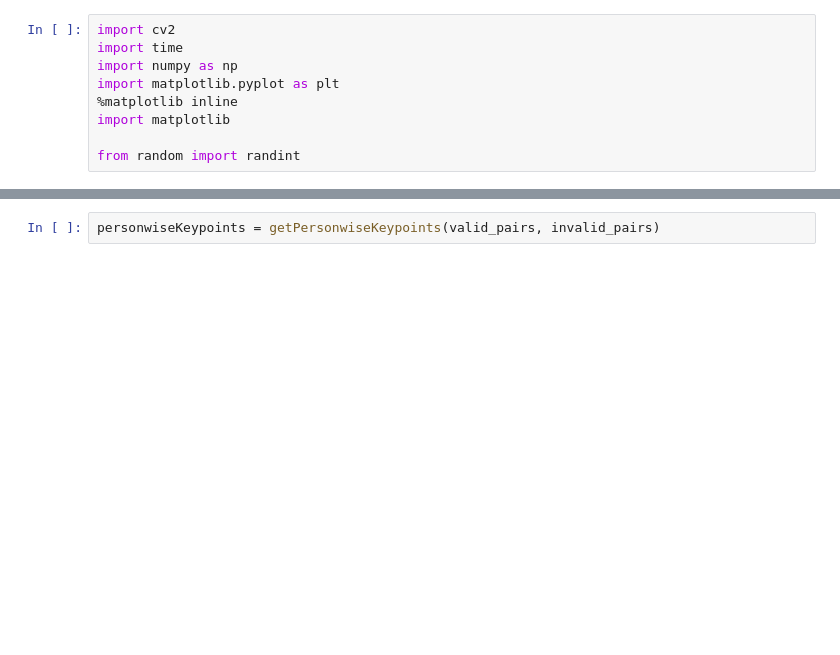
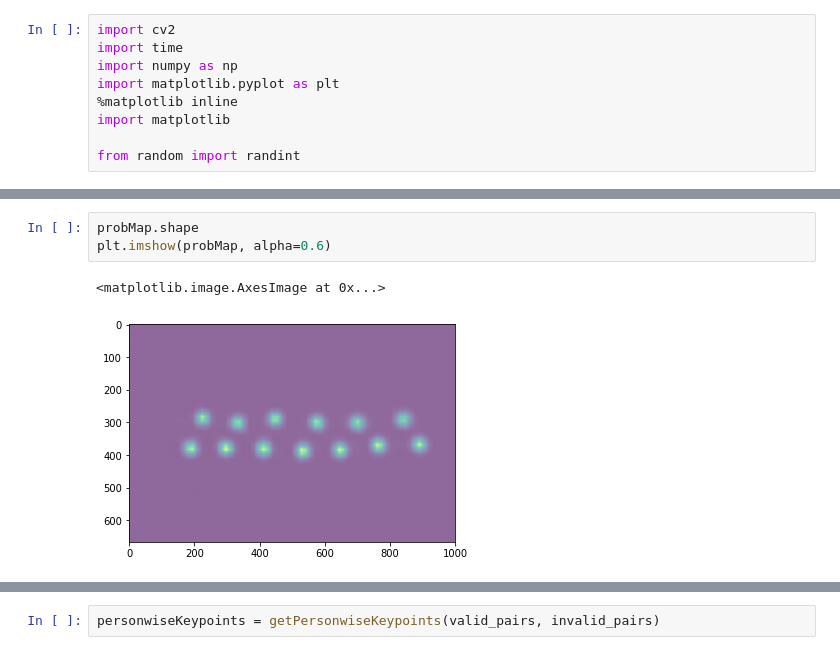
Before and after one commit to jungin-jin-choi/pose-estimation, a Jupyter notebook: multi/Multi_Tutorial_Korean.ipynb, the cells around one changed output, grey strips where cells are left out. Drawn from its saved outputs; the diff is of its cells as text; blank space fills up the shorter version.

```diff
--- a/multi/Multi_Tutorial_Korean.ipynb
+++ b/multi/Multi_Tutorial_Korean.ipynb
@@ -33,0 +154,6 @@ colors = [ [0,100,255], [0,100,255], [0,255,255], [0,100,255], [0,255,255], [0,1
+# %%
+probMap.shape
+plt.imshow(probMap, alpha=0.6)
+# %% [output]
+<matplotlib.image.AxesImage at 0x...>
+[figure, added]
```
Also changed, not shown: parts of 34 cells of this notebook.
